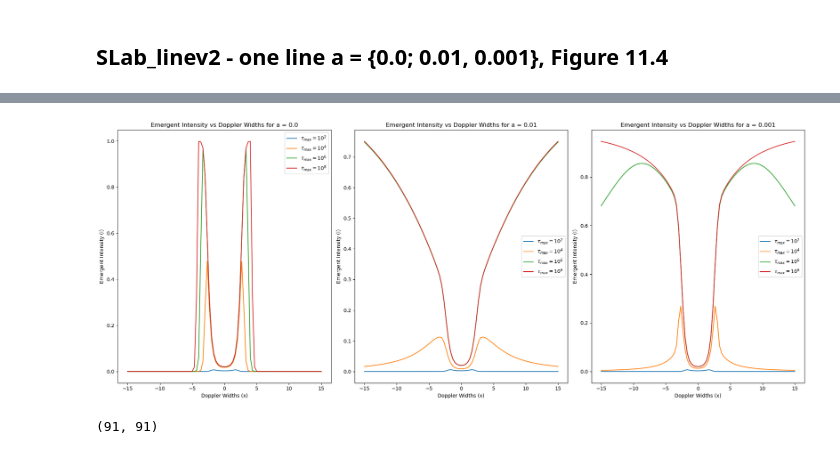
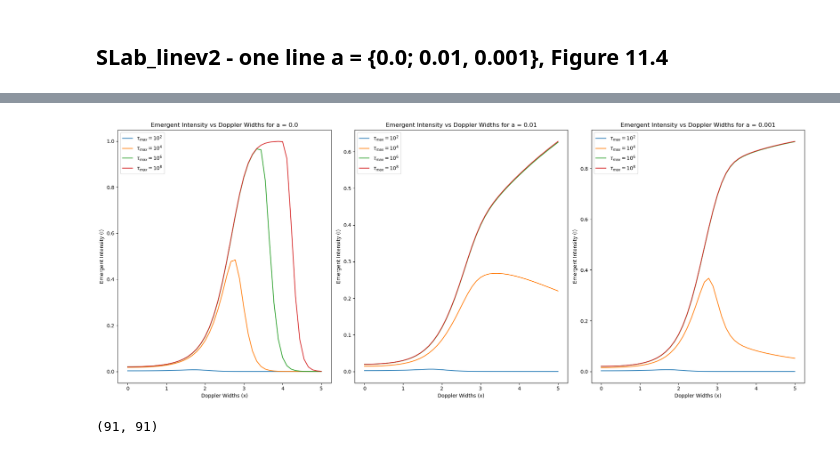
Before and after one commit to ivanzmilic/2lvl_nlte, a Jupyter notebook: slab_experiments/Mihalas_nlte.ipynb, the cells around one changed output, grey strips where cells are left out. Drawn from its saved outputs; the diff is of its cells as text; code cells hidden in the pictures.

```diff
--- a/slab_experiments/Mihalas_nlte.ipynb
+++ b/slab_experiments/Mihalas_nlte.ipynb
@@ -264,36 +290,37 @@ Convergence achieved after 65 iterations with max dS = 8.65e-07
 # %%
 plt.figure(figsize=(20, 8))
+midpoint = len(slab_one_line_dep2.x_values) // 2
 plt.subplot(1, 3, 1)
-plt.plot(slab_one_line_dep2.x_values, I_0_dep2, label=r'$\tau_{max} = 10^2$')
-plt.plot(slab_one_line_dep4.x_values, I_0_dep4, label=r'$\tau_{max} = 10^4$')
-plt.plot(slab_one_line_dep6.x_values, I_0_dep6, label=r'$\tau_{max} = 10^6$')
-plt.plot(slab_one_line_dep8.x_values, I_0_dep8, label=r'$\tau_{max} = 10^8$')
+plt.plot(slab_one_line_dep2.x_values[midpoint:], I_0_dep2[midpoint:], label=r'$\tau_{max} = 10^2$')
+plt.plot(slab_one_line_dep4.x_values[midpoint:], I_0_dep4[midpoint:], label=r'$\tau_{max} = 10^4$')
+plt.plot(slab_one_line_dep6.x_values[midpoint:], I_0_dep6[midpoint:], label=r'$\tau_{max} = 10^6$')
+plt.plot(slab_one_line_dep8.x_values[midpoint:], I_0_dep8[midpoint:], label=r'$\tau_{max} = 10^8$')
 plt.xlabel('Doppler Widths (x)')
 plt.ylabel('Emergent Intensity (I)')
 plt.title('Emergent Intensity vs Doppler Widths for a = 0.0')
 plt.legend()
 plt.subplot(1, 3, 2)
-plt.plot(slab_one_line_dep2.x_values, I_02_dep2, label=r'$\tau_{max} = 10^2$')
-plt.plot(slab_one_line_dep4.x_values, I_02_dep4, label=r'$\tau_{max} = 10^4$')
-plt.plot(slab_one_line_dep6.x_values, I_02_dep6, label=r'$\tau_{max} = 10^6$')
-plt.plot(slab_one_line_dep8.x_values, I_02_dep8, label=r'$\tau_{max} = 10^8$')
+plt.plot(slab_one_line_dep2.x_values[midpoint:], I_02_dep2[midpoint:], label=r'$\tau_{max} = 10^2$')
+plt.plot(slab_one_line_dep4.x_values[midpoint:], I_02_dep4[midpoint:], label=r'$\tau_{max} = 10^4$')
+plt.plot(slab_one_line_dep6.x_values[midpoint:], I_02_dep6[midpoint:], label=r'$\tau_{max} = 10^6$')
+plt.plot(slab_one_line_dep8.x_values[midpoint:], I_02_dep8[midpoint:], label=r'$\tau_{max} = 10^8$')
 plt.xlabel('Doppler Widths (x)')
 plt.ylabel('Emergent Intensity (I)')
 plt.title('Emergent Intensity vs Doppler Widths for a = 0.01')
 plt.legend()
 plt.subplot(1, 3, 3)
-plt.plot(slab_one_line_dep2.x_values, I_03_dep2, label=r'$\tau_{max} = 10^2$')
-plt.plot(slab_one_line_dep4.x_values, I_03_dep4, label=r'$\tau_{max} = 10^4$')
-plt.plot(slab_one_line_dep6.x_values, I_03_dep6, label=r'$\tau_{max} = 10^6$')
-plt.plot(slab_one_line_dep8.x_values, I_03_dep8, label=r'$\tau_{max} = 10^8$')
+plt.plot(slab_one_line_dep2.x_values[midpoint:], I_03_dep2[midpoint:], label=r'$\tau_{max} = 10^2$')
+plt.plot(slab_one_line_dep4.x_values[midpoint:], I_03_dep4[midpoint:], label=r'$\tau_{max} = 10^4$')
+plt.plot(slab_one_line_dep6.x_values[midpoint:], I_03_dep6[midpoint:], label=r'$\tau_{max} = 10^6$')
+plt.plot(slab_one_line_dep8.x_values[midpoint:], I_03_dep8[midpoint:], label=r'$\tau_{max} = 10^8$')
 plt.xlabel('Doppler Widths (x)')
 plt.ylabel('Emergent Intensity (I)')
 plt.title('Emergent Intensity vs Doppler Widths for a = 0.001')
 plt.legend()
 plt.tight_layout()
 plt.show()
 # %% [output]
-[figure, old version]
+[figure, new version]
 # %%
 S_0_dep2_nu = result_one_0_dep2['S_nu']
 # %%
```
Also changed, not shown: parts of 10 cells of this notebook, 1 other file.
